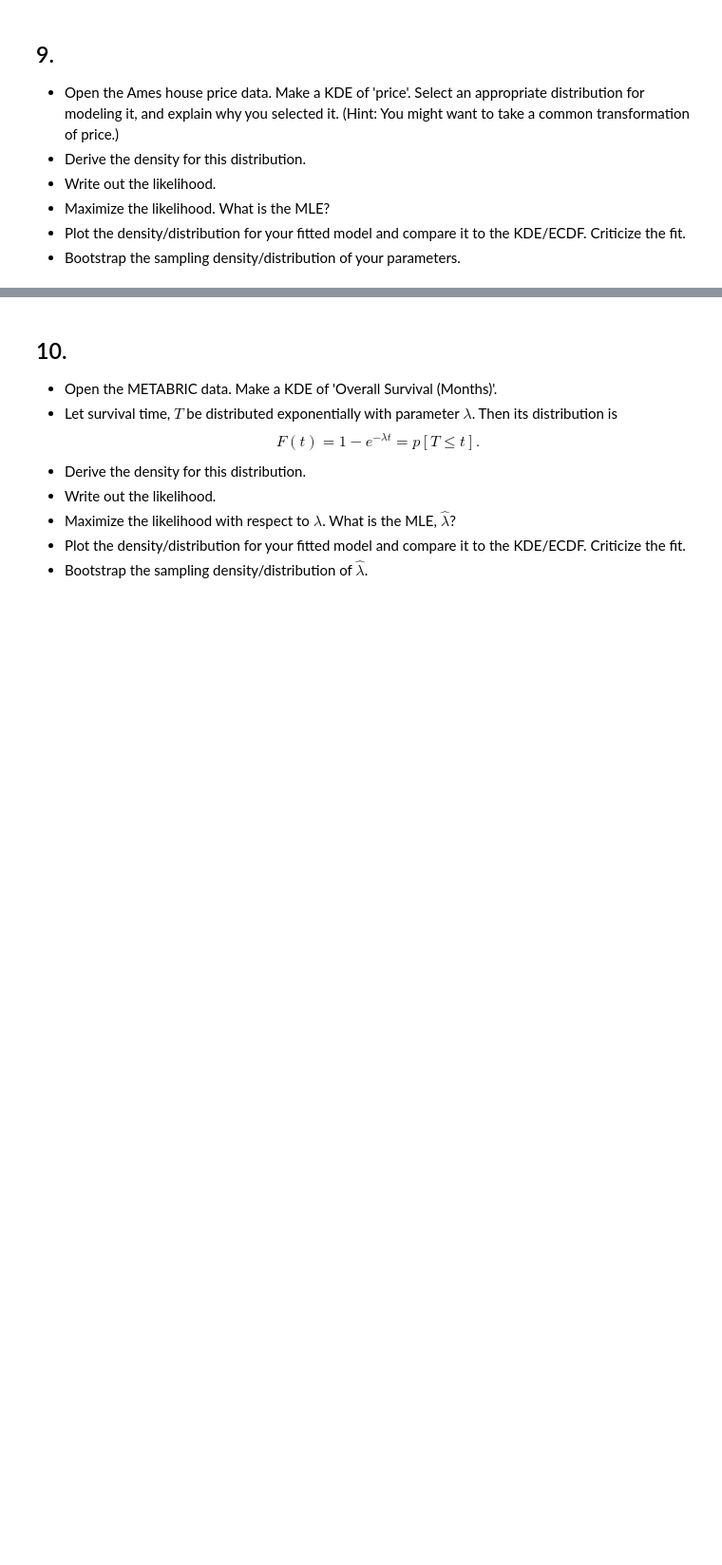
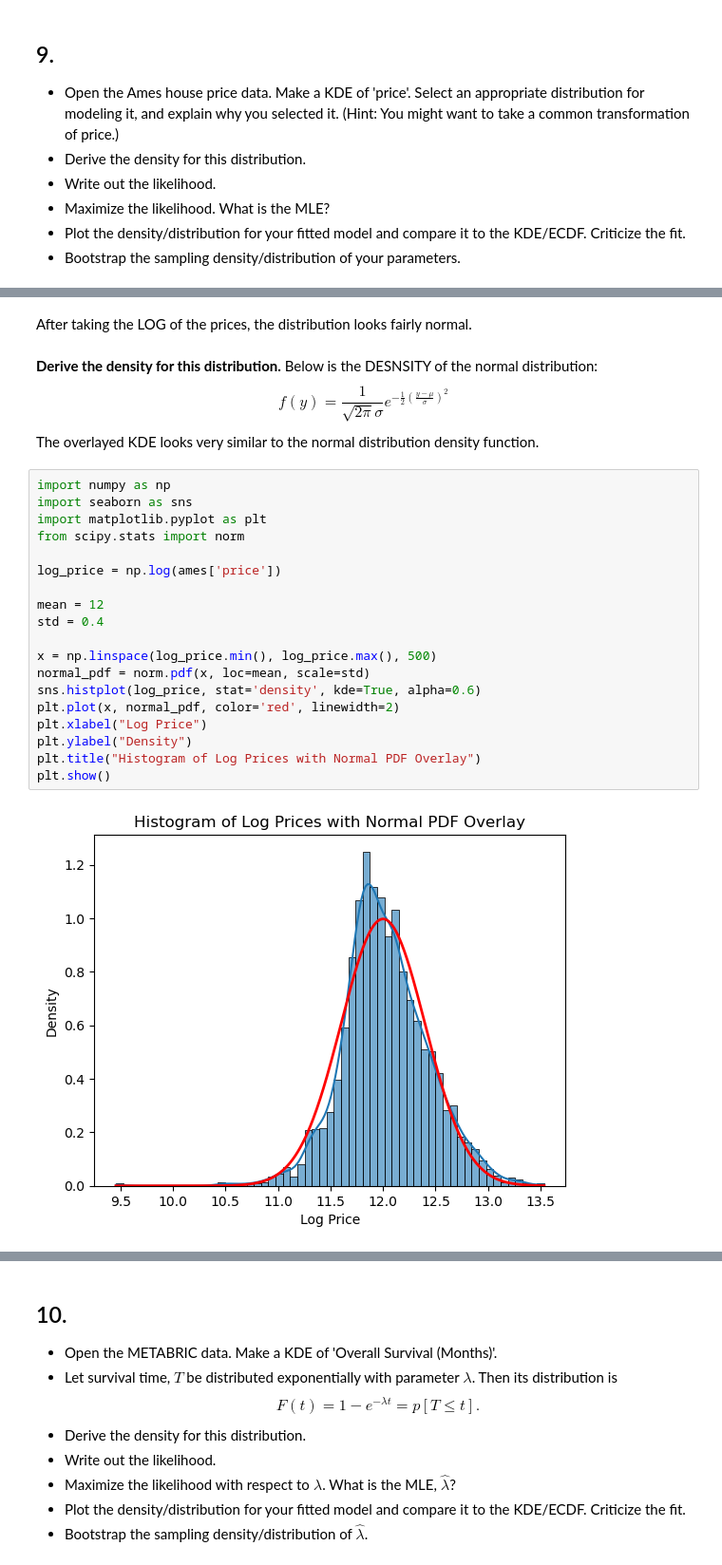
Before and after one commit to andersone17/Uncertainty_Assignment_7, a Jupyter notebook: assignment_7.ipynb, the cells around one changed output, grey strips where cells are left out. Shown at 95% size. Saved outputs shown, nothing was run; the diff lists cells and outputs as text; blank space fills up the shorter version.

```diff
--- a/assignment_7.ipynb
+++ b/assignment_7.ipynb
@@ -205,0 +234,30 @@ $$
+# %% [markdown]
+After taking the LOG of the prices, the distribution looks fairly normal.
+# %% [markdown]
+**Derive the density for this distribution.**
+Below is the DESNSITY of the normal distribution:
+$$
+f(y) = \dfrac{1}{\sqrt{2\pi} \sigma}e^{-\frac{1}{2}\left( \frac{y-\mu}{\sigma} \right)^2}
+$$
+The overlayed KDE looks very similar to the normal distribution density function.
+# %%
+import numpy as np
+import seaborn as sns
+import matplotlib.pyplot as plt
+from scipy.stats import norm
+
+log_price = np.log(ames['price'])
+
+mean = 12
+std = 0.4
+
+x = np.linspace(log_price.min(), log_price.max(), 500)
+normal_pdf = norm.pdf(x, loc=mean, scale=std)
+sns.histplot(log_price, stat='density', kde=True, alpha=0.6)
+plt.plot(x, normal_pdf, color='red', linewidth=2)
+plt.xlabel("Log Price")
+plt.ylabel("Density")
+plt.title("Histogram of Log Prices with Normal PDF Overlay")
+plt.show()
+# %% [output]
+[figure, added]
```
Also changed, not shown: parts of 8 cells of this notebook.
